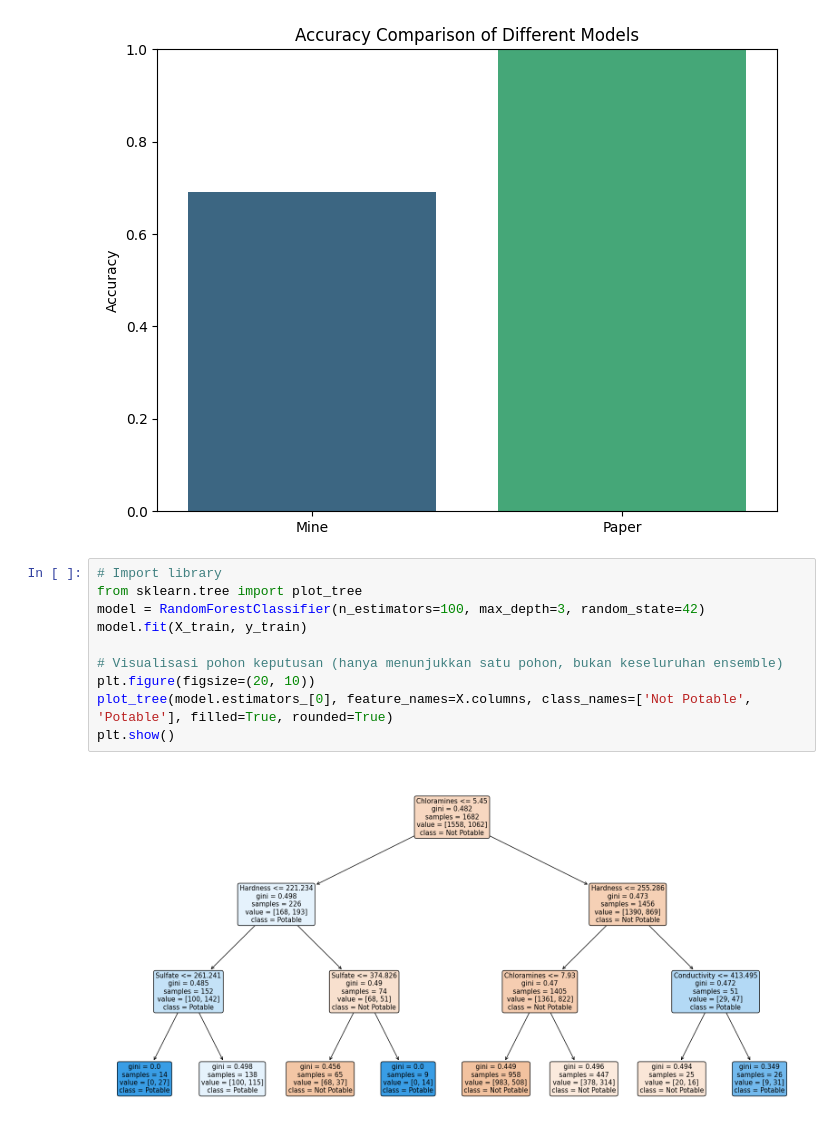
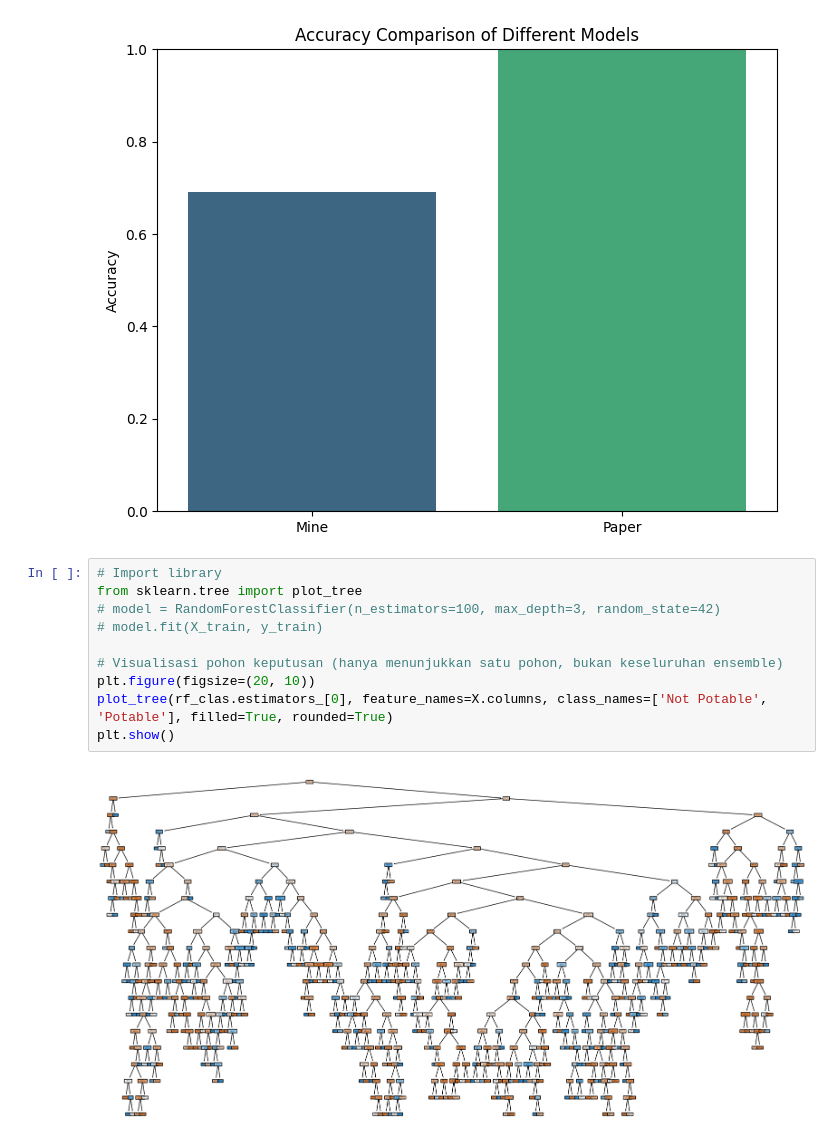
Before and after one commit to AirlanggaDS/ProjectUAS_AVD, a Jupyter notebook: tes.ipynb, the cells around one changed output. Drawn from its saved outputs; the diff is of its cells as text.

```diff
--- a/tes.ipynb
+++ b/tes.ipynb
@@ -481,12 +481,12 @@ Passing `palette` without assigning `hue` is deprecated and will be removed in v
 # %%
 # Import library
 from sklearn.tree import plot_tree
-model = RandomForestClassifier(n_estimators=100, max_depth=3, random_state=42)
-model.fit(X_train, y_train)
+# model = RandomForestClassifier(n_estimators=100, max_depth=3, random_state=42)
+# model.fit(X_train, y_train)
 
 # Visualisasi pohon keputusan (hanya menunjukkan satu pohon, bukan keseluruhan ensemble)
 plt.figure(figsize=(20, 10))
-plot_tree(model.estimators_[0], feature_names=X.columns, class_names=['Not Potable', 'Potable'], filled=True, rounded=True)
+plot_tree(rf_clas.estimators_[0], feature_names=X.columns, class_names=['Not Potable', 'Potable'], filled=True, rounded=True)
 plt.show()
 # %% [output]
-[figure, old version]
+[figure, new version]
```
Also changed, not shown: parts of 2 cells of this notebook.
